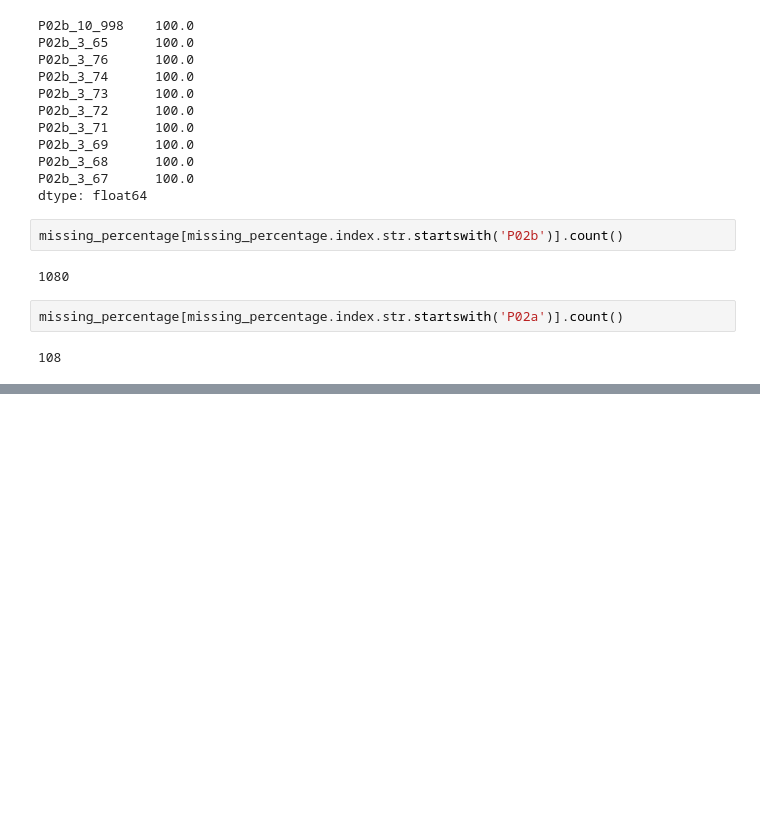
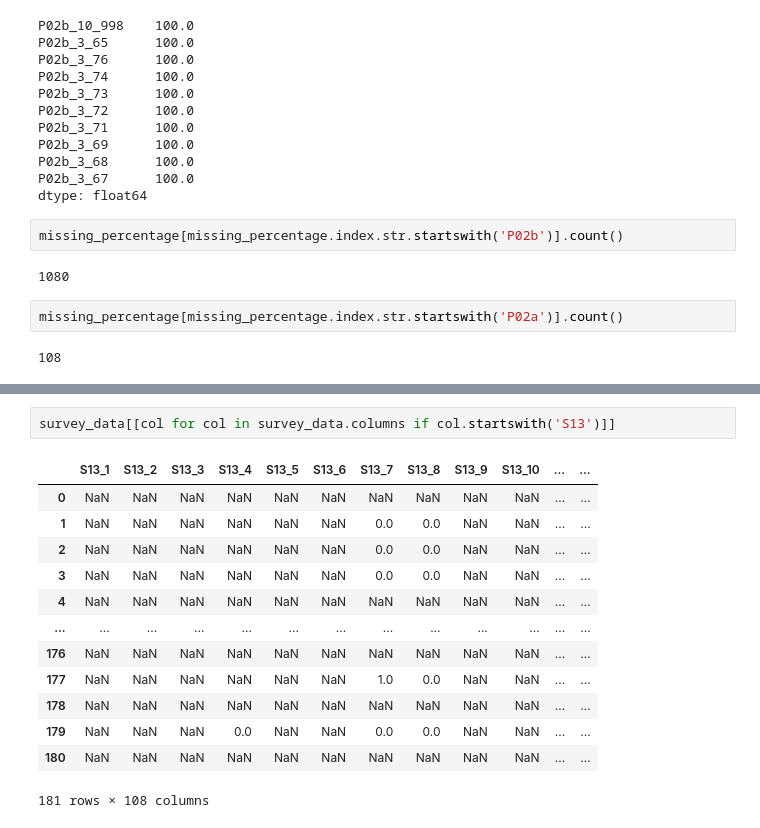
Before and after one commit to adrianacupp/conjoint_analysis, a Jupyter notebook: ExerciseAdriana/cuppuleri_part2.ipynb, the cells around one changed output, grey strips where cells are left out. Drawn from its saved outputs; the diff is of its cells as text; blank space fills up the shorter version.

```diff
--- a/ExerciseAdriana/cuppuleri_part2.ipynb
+++ b/ExerciseAdriana/cuppuleri_part2.ipynb
@@ -204,0 +495,16 @@ Ensure that follow-up questions are answered only when applicable (e.g., S13a on
+# %%
+survey_data[[col for col in survey_data.columns if col.startswith('S13')]]
+# %% [output]
+|  | S13_1 | S13_2 | S13_3 | S13_4 | S13_5 | S13_6 | S13_7 | S13_8 | S13_9 | S13_10 | ... | ... |
+| 0 | NaN | NaN | NaN | NaN | NaN | NaN | NaN | NaN | NaN | NaN | ... | ... |
+| 1 | NaN | NaN | NaN | NaN | NaN | NaN | 0.0 | 0.0 | NaN | NaN | ... | ... |
+| 2 | NaN | NaN | NaN | NaN | NaN | NaN | 0.0 | 0.0 | NaN | NaN | ... | ... |
+| 3 | NaN | NaN | NaN | NaN | NaN | NaN | 0.0 | 0.0 | NaN | NaN | ... | ... |
+| 4 | NaN | NaN | NaN | NaN | NaN | NaN | NaN | NaN | NaN | NaN | ... | ... |
+| ... | ... | ... | ... | ... | ... | ... | ... | ... | ... | ... | ... | ... |
+| 176 | NaN | NaN | NaN | NaN | NaN | NaN | NaN | NaN | NaN | NaN | ... | ... |
+| 177 | NaN | NaN | NaN | NaN | NaN | NaN | 1.0 | 0.0 | NaN | NaN | ... | ... |
+| 178 | NaN | NaN | NaN | NaN | NaN | NaN | NaN | NaN | NaN | NaN | ... | ... |
+| 179 | NaN | NaN | NaN | 0.0 | NaN | NaN | 0.0 | 0.0 | NaN | NaN | ... | ... |
+| 180 | NaN | NaN | NaN | NaN | NaN | NaN | NaN | NaN | NaN | NaN | ... | ... |
+181 rows × 108 columns
```
Also changed, not shown: parts of 48 cells of this notebook, 3 other files.
